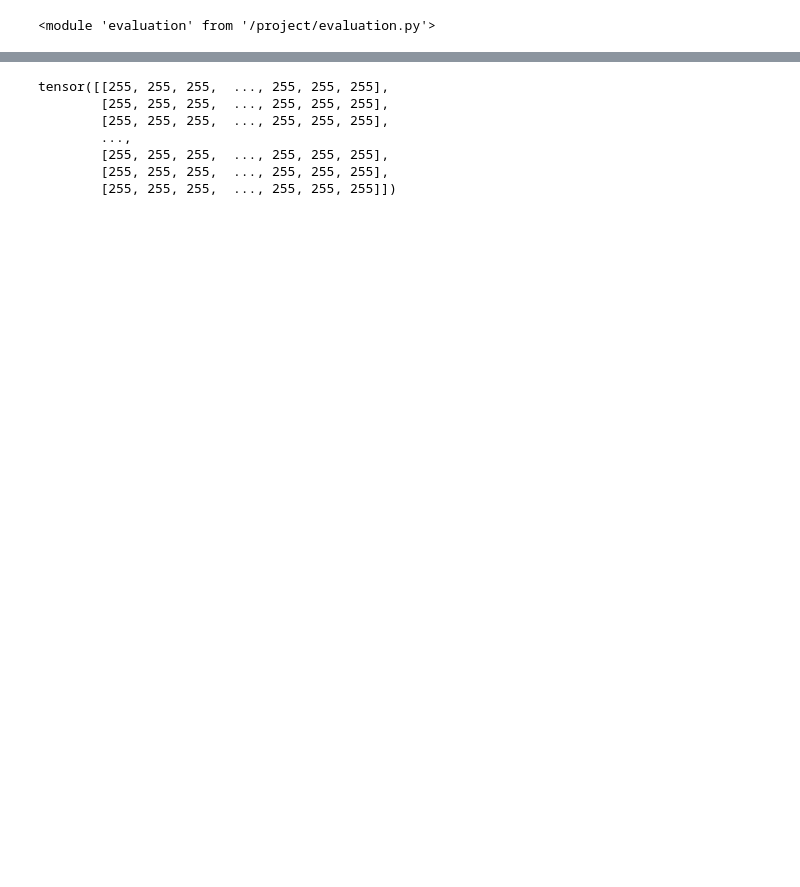
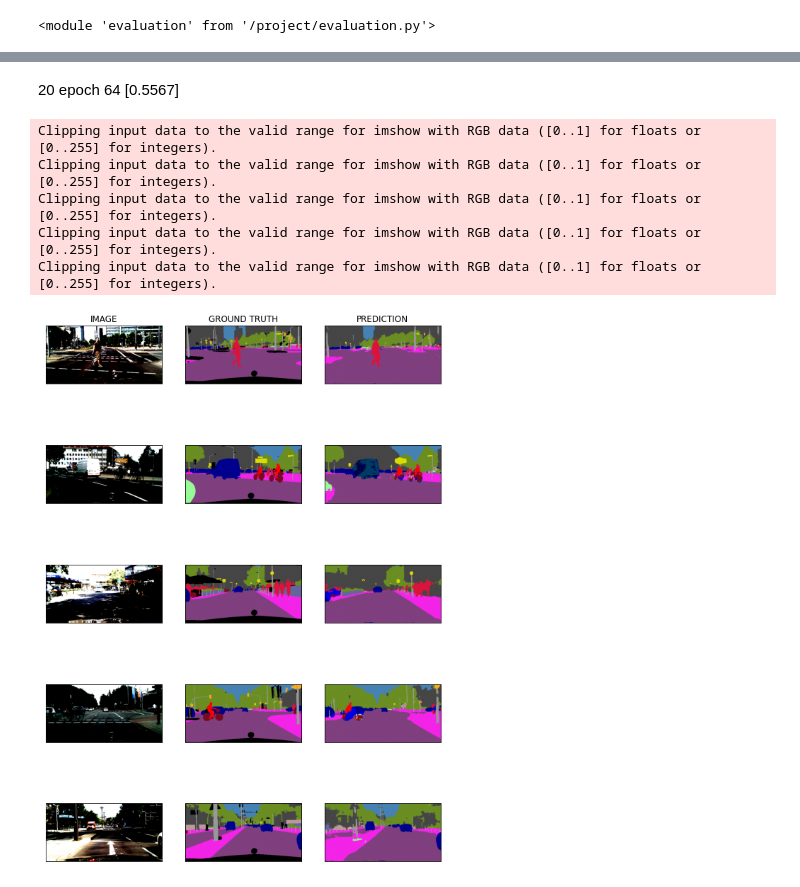
Before and after one commit to tomasamado/cityscapes-image-segmentation, a Jupyter notebook: task2_train.ipynb, the cells around one changed output, grey strips where cells are left out. Cells and saved outputs as stored; diff of their text form; code cells hidden in the pictures; blank space fills up the shorter version.

```diff
--- a/task2_train.ipynb
+++ b/task2_train.ipynb
@@ -138,2 +224,2 @@ model_path = "models2/fs/"
 # %%
-model.load_state_dict(torch.load(os.path.join(model_path, '10_epochs.pt')))
+model.load_state_dict(torch.load(os.path.join(model_path)))
@@ -157,0 +226,2 @@ Clipping input data to the valid range for imshow with RGB data ([0..1] for floa
+# %%
+model.load_state_dict(torch.load(os.path.join(model_path))['model_state_dict'])
@@ -214,10 +262,2 @@ tensor([[ 2,  2,  2,  ...,  8,  8,  8],
-# %%
-ground_truths[0]
-# %% [output]
-tensor([[255, 255, 255,  ..., 255, 255, 255],
-        [255, 255, 255,  ..., 255, 255, 255],
-        [255, 255, 255,  ..., 255, 255, 255],
-        ...,
-        [255, 255, 255,  ..., 255, 255, 255],
-        [255, 255, 255,  ..., 255, 255, 255],
-        [255, 255, 255,  ..., 255, 255, 255]])
+# %% [markdown]
+20 epoch 64 [0.5567]
@@ -223,0 +267,18 @@ tensor([[255, 255, 255,  ..., 255, 255, 255],
+# %%
+dataloader = torch.utils.data.DataLoader(validation_data, batch_size=5, shuffle=True, num_workers=0)
+images, ground_truths = next(iter(dataloader))
+outputs = model(images.to(device))
+predictions = torch.argmax(outputs.squeeze().cpu(), dim = 1)
+# %%
+images = [img.permute(1, 2, 0).numpy() for img in images]
+predictions = [validation_data.decode_segmap(pred.numpy()) for pred in predictions]
+ground_truths = [validation_data.decode_segmap(gt.numpy()) for gt in ground_truths]
+# %%
+plot_seg_results(images, ground_truths, predictions)
+# %% [output]
+Clipping input data to the valid range for imshow with RGB data ([0..1] for floats or [0..255] for integers).
+Clipping input data to the valid range for imshow with RGB data ([0..1] for floats or [0..255] for integers).
+Clipping input data to the valid range for imshow with RGB data ([0..1] for floats or [0..255] for integers).
+Clipping input data to the valid range for imshow with RGB data ([0..1] for floats or [0..255] for integers).
+Clipping input data to the valid range for imshow with RGB data ([0..1] for floats or [0..255] for integers).
+[figure, added]
```
Also changed, not shown: parts of 27 cells of this notebook, 2 other files.
